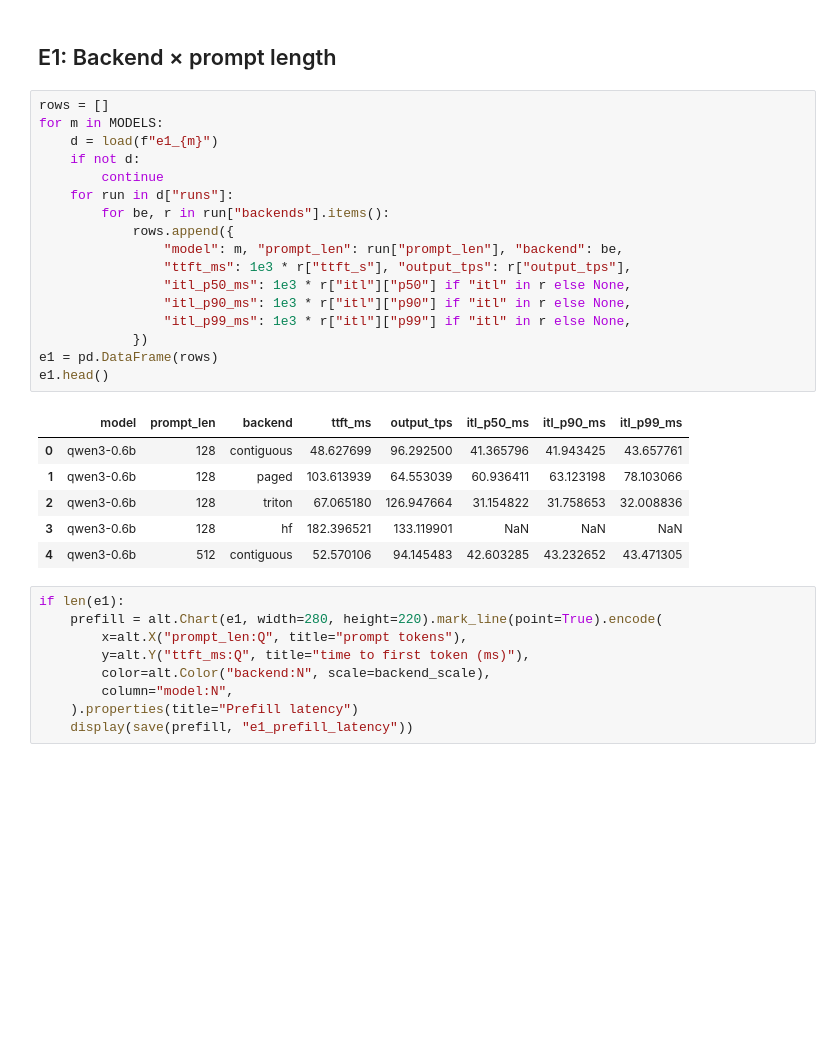
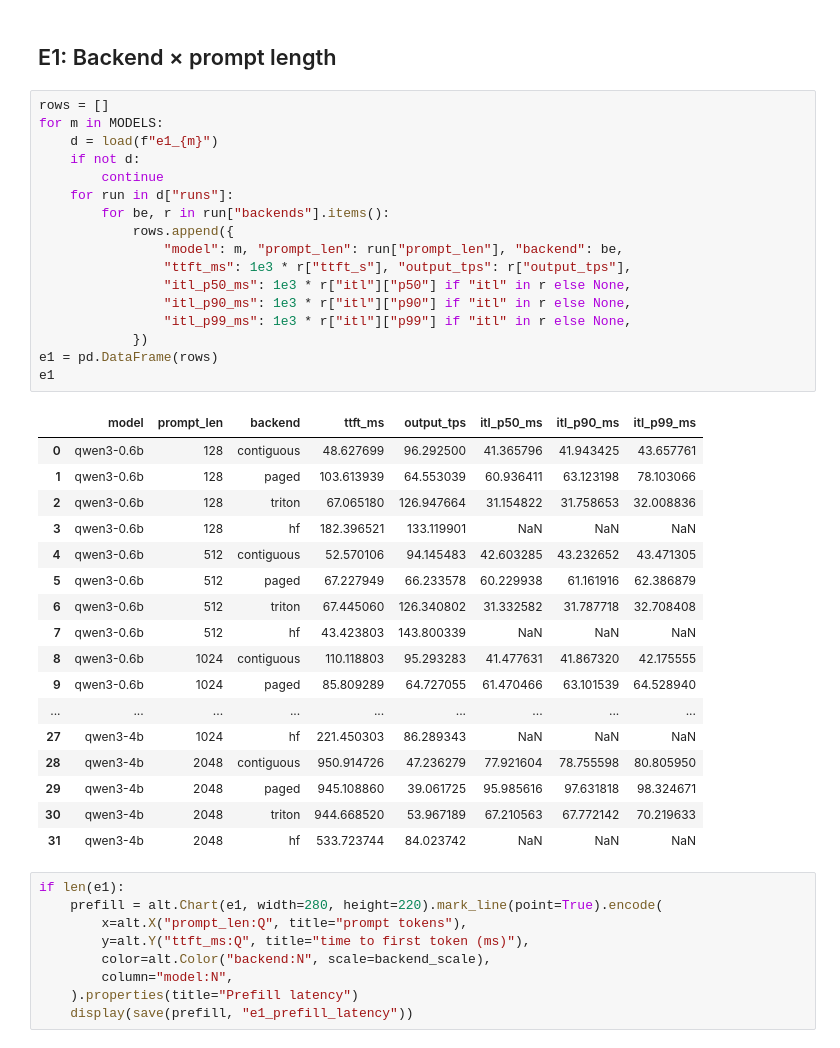
Before and after one commit to hyerra/weft, a Jupyter notebook: analysis.ipynb, the cells around one changed output. Saved outputs shown, nothing was run; the diff lists cells and outputs as text; blank space fills up the shorter version.

```diff
--- a/analysis.ipynb
+++ b/analysis.ipynb
@@ -28,27 +28,38 @@ MODELS = ["qwen3-0.6b", "qwen3-4b"]
 # %%
 rows = []
 for m in MODELS:
     d = load(f"e1_{m}")
     if not d:
         continue
     for run in d["runs"]:
         for be, r in run["backends"].items():
             rows.append({
                 "model": m, "prompt_len": run["prompt_len"], "backend": be,
                 "ttft_ms": 1e3 * r["ttft_s"], "output_tps": r["output_tps"],
                 "itl_p50_ms": 1e3 * r["itl"]["p50"] if "itl" in r else None,
                 "itl_p90_ms": 1e3 * r["itl"]["p90"] if "itl" in r else None,
                 "itl_p99_ms": 1e3 * r["itl"]["p99"] if "itl" in r else None,
             })
 e1 = pd.DataFrame(rows)
-e1.head()
+e1
 # %% [output]
 |  | model | prompt_len | backend | ttft_ms | output_tps | itl_p50_ms | itl_p90_ms | itl_p99_ms |
 | 0 | qwen3-0.6b | 128 | contiguous | 48.627699 | 96.292500 | 41.365796 | 41.943425 | 43.657761 |
 | 1 | qwen3-0.6b | 128 | paged | 103.613939 | 64.553039 | 60.936411 | 63.123198 | 78.103066 |
 | 2 | qwen3-0.6b | 128 | triton | 67.065180 | 126.947664 | 31.154822 | 31.758653 | 32.008836 |
 | 3 | qwen3-0.6b | 128 | hf | 182.396521 | 133.119901 | NaN | NaN | NaN |
 | 4 | qwen3-0.6b | 512 | contiguous | 52.570106 | 94.145483 | 42.603285 | 43.232652 | 43.471305 |
+| 5 | qwen3-0.6b | 512 | paged | 67.227949 | 66.233578 | 60.229938 | 61.161916 | 62.386879 |
+| 6 | qwen3-0.6b | 512 | triton | 67.445060 | 126.340802 | 31.332582 | 31.787718 | 32.708408 |
+| 7 | qwen3-0.6b | 512 | hf | 43.423803 | 143.800339 | NaN | NaN | NaN |
+| 8 | qwen3-0.6b | 1024 | contiguous | 110.118803 | 95.293283 | 41.477631 | 41.867320 | 42.175555 |
+| 9 | qwen3-0.6b | 1024 | paged | 85.809289 | 64.727055 | 61.470466 | 63.101539 | 64.528940 |
+| ... | ... | ... | ... | ... | ... | ... | ... | ... |
+| 27 | qwen3-4b | 1024 | hf | 221.450303 | 86.289343 | NaN | NaN | NaN |
+| 28 | qwen3-4b | 2048 | contiguous | 950.914726 | 47.236279 | 77.921604 | 78.755598 | 80.805950 |
+| 29 | qwen3-4b | 2048 | paged | 945.108860 | 39.061725 | 95.985616 | 97.631818 | 98.324671 |
+| 30 | qwen3-4b | 2048 | triton | 944.668520 | 53.967189 | 67.210563 | 67.772142 | 70.219633 |
+| 31 | qwen3-4b | 2048 | hf | 533.723744 | 84.023742 | NaN | NaN | NaN |
 # %%
 if len(e1):
     prefill = alt.Chart(e1, width=280, height=220).mark_line(point=True).encode(
```
Also changed, not shown: 1 other file.
